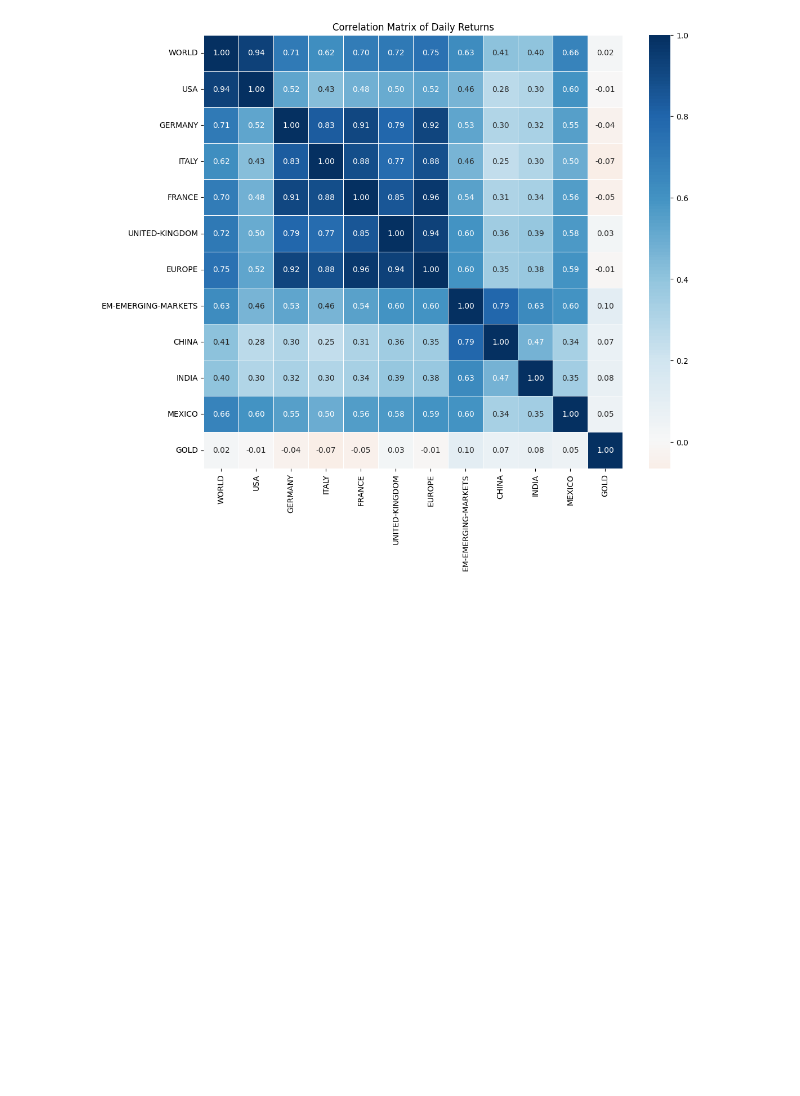
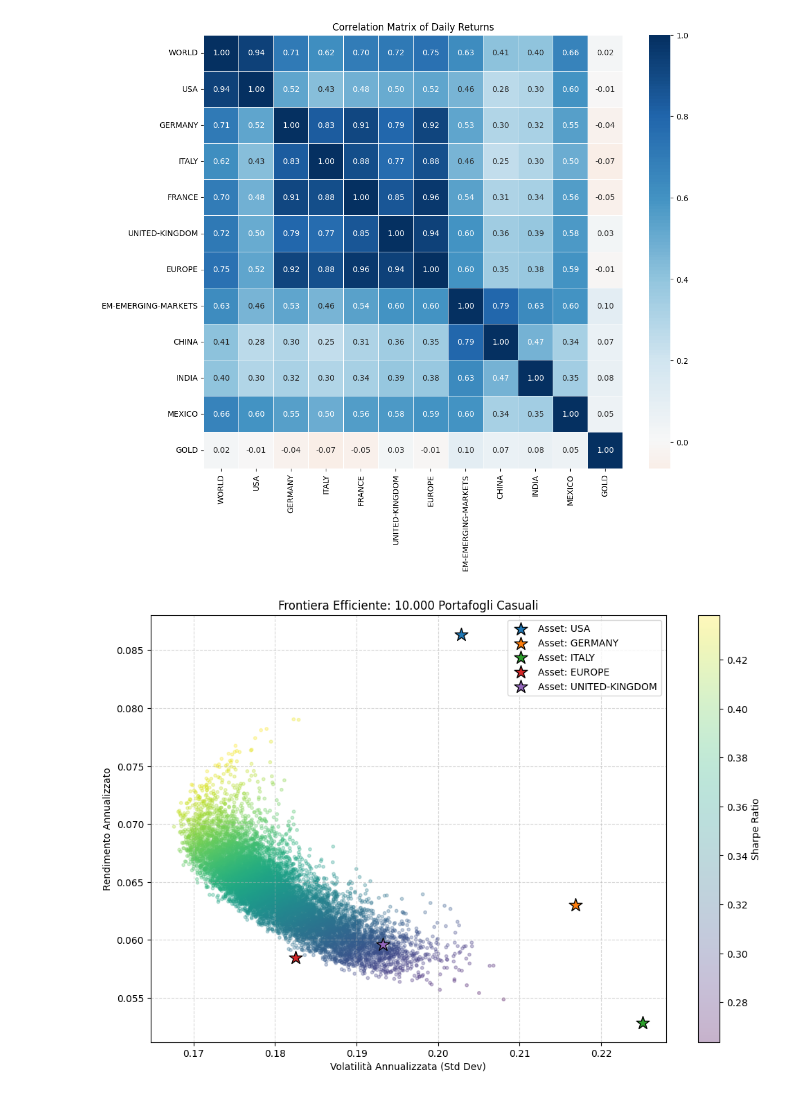
Before and after one commit to MarioPEL58/Finance, a Jupyter notebook: Frontiera_Efficiente.ipynb, the cells around one changed output. Cells and saved outputs as stored; diff of their text form; code cells hidden in the pictures; blank space fills up the shorter version.

```diff
--- a/Frontiera_Efficiente.ipynb
+++ b/Frontiera_Efficiente.ipynb
@@ -165,6 +165,52 @@ plt.title('Correlation Matrix of Daily Returns')
 plt.show()
 # %% [output]
 [figure]
+# %%
+import numpy as np
+import matplotlib.pyplot as plt
+
+# Asset selezionati
+assets = ['USA', 'GERMANY', 'ITALY', 'EUROPE', 'UNITED-KINGDOM']
+subset_returns = returns_df[assets].dropna()
+
+# Parametri annualizzati
+mean_returns = subset_returns.mean() * 252
+cov_matrix = subset_returns.cov() * 252
+
+num_portfolios = 10000
+results = np.zeros((3, num_portfolios))
+
+# Simulazione Monte Carlo
+for i in range(num_portfolios):
+    weights = np.random.random(len(assets))
+    weights /= np.sum(weights)
+
+    portfolio_return = np.sum(weights * mean_returns)
+    portfolio_std_dev = np.sqrt(np.dot(weights.T, np.dot(cov_matrix, weights)))
+
+    results[0,i] = portfolio_return
+    results[1,i] = portfolio_std_dev
+    results[2,i] = results[0,i] / results[1,i] # Sharpe Ratio (rf=0)
+
+# Plot
+plt.figure(figsize=(12, 8))
+plt.scatter(results[1,:], results[0,:], c=results[2,:], cmap='viridis', marker='o', s=10, alpha=0.3)
+plt.colorbar(label='Sharpe Ratio')
+
+# Inserimento asset originari come stelle
+for asset in assets:
+    vol = subset_returns[asset].std() * np.sqrt(252)
+    ret = mean_returns[asset]
+    plt.scatter(vol, ret, marker='*', s=200, edgecolors='black', label=f'Asset: {asset}')
+
+plt.title('Frontiera Efficiente: 10.000 Portafogli Casuali')
+plt.xlabel('Volatilità Annualizzata (Std Dev)')
+plt.ylabel('Rendimento Annualizzato')
+plt.legend()
+plt.grid(True, linestyle='--', alpha=0.5)
+plt.show()
+# %% [output]
+[figure, added]
 # %%
 # Identify key portfolios
 # results[0,:] is returns, results[1,:] is volatility
```
Also changed, not shown: parts of 4 cells of this notebook.
